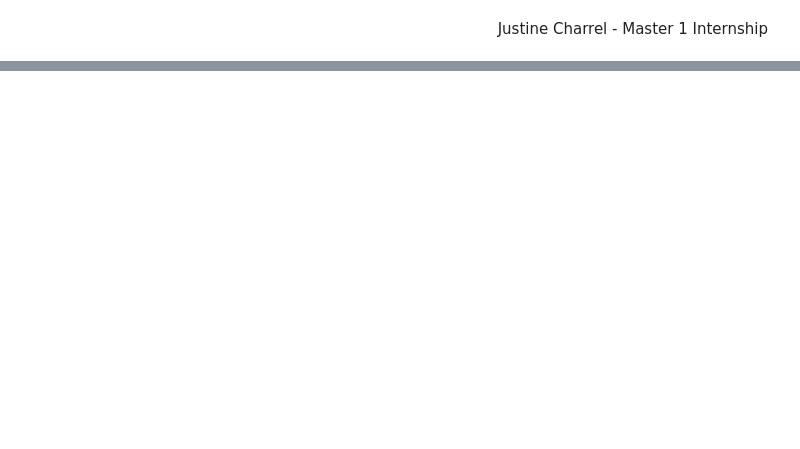
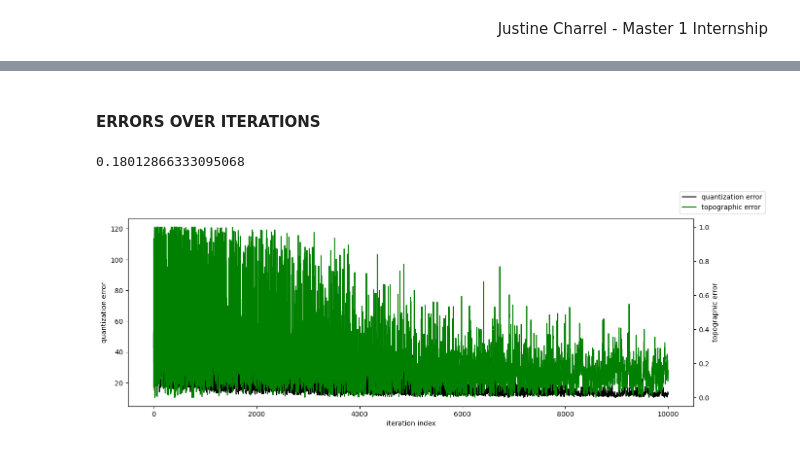
Before and after one commit to charrelju/M1_Internship_MET_Norway, a Jupyter notebook: ERA5_MOSAiC_SOM.ipynb, the cells around one changed output, grey strips where cells are left out. Drawn from its saved outputs; the diff is of its cells as text; code cells hidden in the pictures; blank space fills up the shorter version.

```diff
--- a/ERA5_MOSAiC_SOM.ipynb
+++ b/ERA5_MOSAiC_SOM.ipynb
@@ -152,0 +32,8 @@ No artists with labels found to put in legend.  Note that artists whose label st
+# %%
+#int(np.sqrt(5*np.sqrt(len(data)))) #to determine max size of the SOM map (Vesanto,2005)
+x = 4
+y = 4
+input_len = len(data[1])
+iterations = 10000
+sigma = 1 #1 seems great, let's see when changing others parameters
+learning_rate = 0.5
@@ -152,0 +149,4 @@ No artists with labels found to put in legend.  Note that artists whose label st
+# %%
+sigma = best['sig']
+learning_rate = best['learning_rate']
+print("x: {}\ny: {}\ninput_len: {}\nsigma: {}\nlearning_rate: {}".format(x,y,len(data[1]),sigma,learning_rate))
@@ -152,0 +161,3 @@ No artists with labels found to put in legend.  Note that artists whose label st
+# %%
+som = train_som(x, y, input_len, sigma, learning_rate)
+plot_som(som)
@@ -152,0 +231,37 @@ No artists with labels found to put in legend.  Note that artists whose label st
+# %% [markdown]
+#### ERRORS OVER ITERATIONS
+# %%
+total_topographic_error = som.topographic_error(data)
+print(total_topographic_error)
+# %% [output]
+0.18012866333095068
+# %%
+#som = MiniSom(x, y, input_len=input_len, sigma=sigma, learning_rate=learning_rate, random_seed=10)
+
+max_iter = 10000
+q_error = []
+t_error = []
+
+for i in range(max_iter):
+    rand_i = np.random.randint(len(data))
+    som.update(data[rand_i], som.winner(data[rand_i]), i, max_iter)
+    q_error.append(som.quantization_error(data))
+    t_error.append(som.topographic_error(data))
+# %%
+parameters = {'axes.labelsize':10, 'axes.titlesize':10, 'legend.fontsize':10, 'xtick.labelsize':10, 'ytick.labelsize':10,
+                  'legend.title_fontsize':10, 'figure.titlesize':25}
+plt.rcParams.update(parameters)
+
+fig, axs = plt.subplots(1,1,figsize=(15,5))
+axs.plot(np.arange(max_iter), q_error, 'k', label='quantization error')
+#axs.set_ylim(0,30)
+#axs.set_xlim(-100,250)
+axs2=axs.twinx()
+axs2.plot(np.arange(max_iter), t_error, 'g', label='topographic error')
+axs.set_ylabel('quantization error')
+axs2.set_ylabel('topographic error')
+axs.set_xlabel('iteration index')
+fig.legend()
+plt.show()
+# %% [output]
+[figure, added]
```
Also changed, not shown: parts of 57 cells of this notebook.
